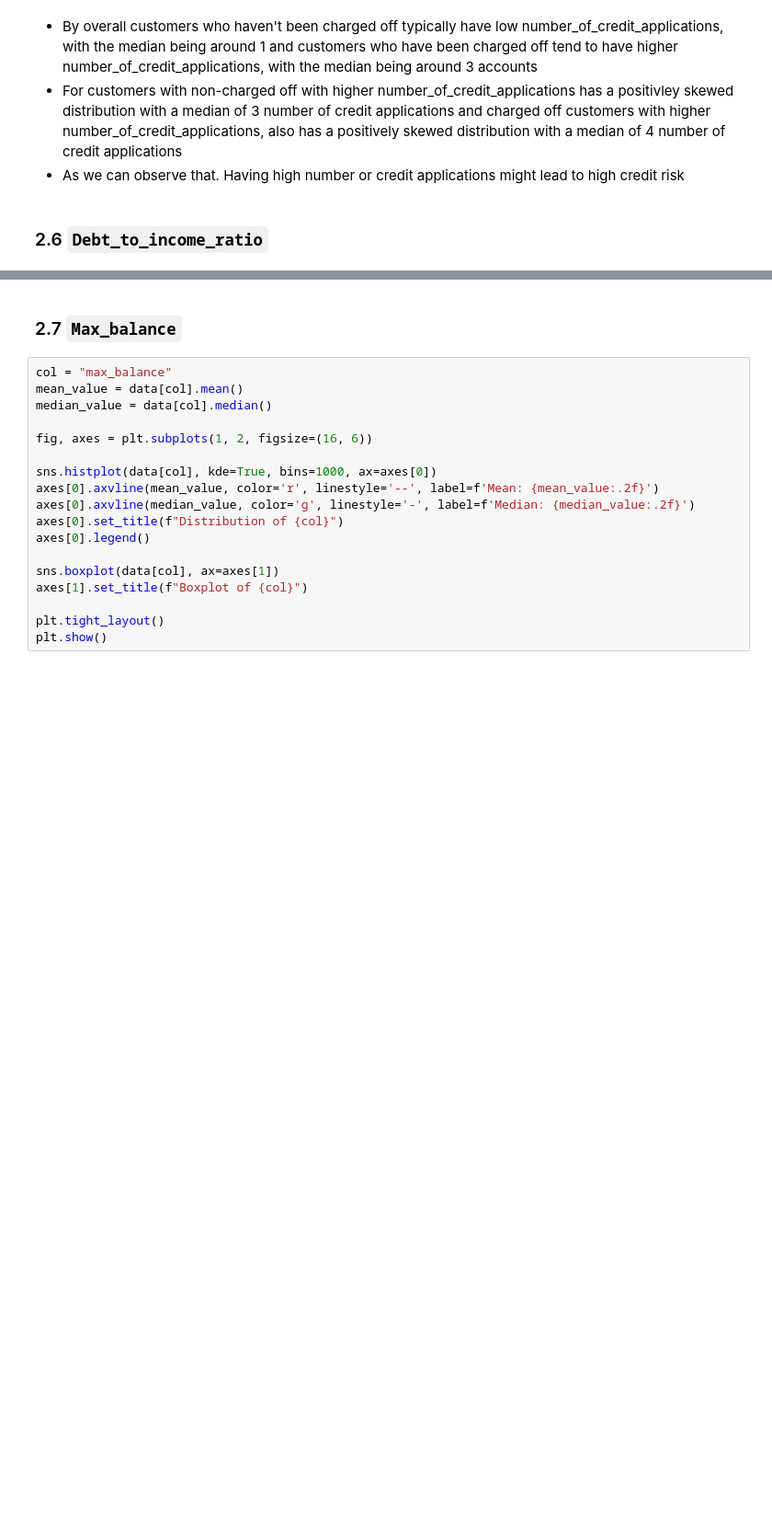
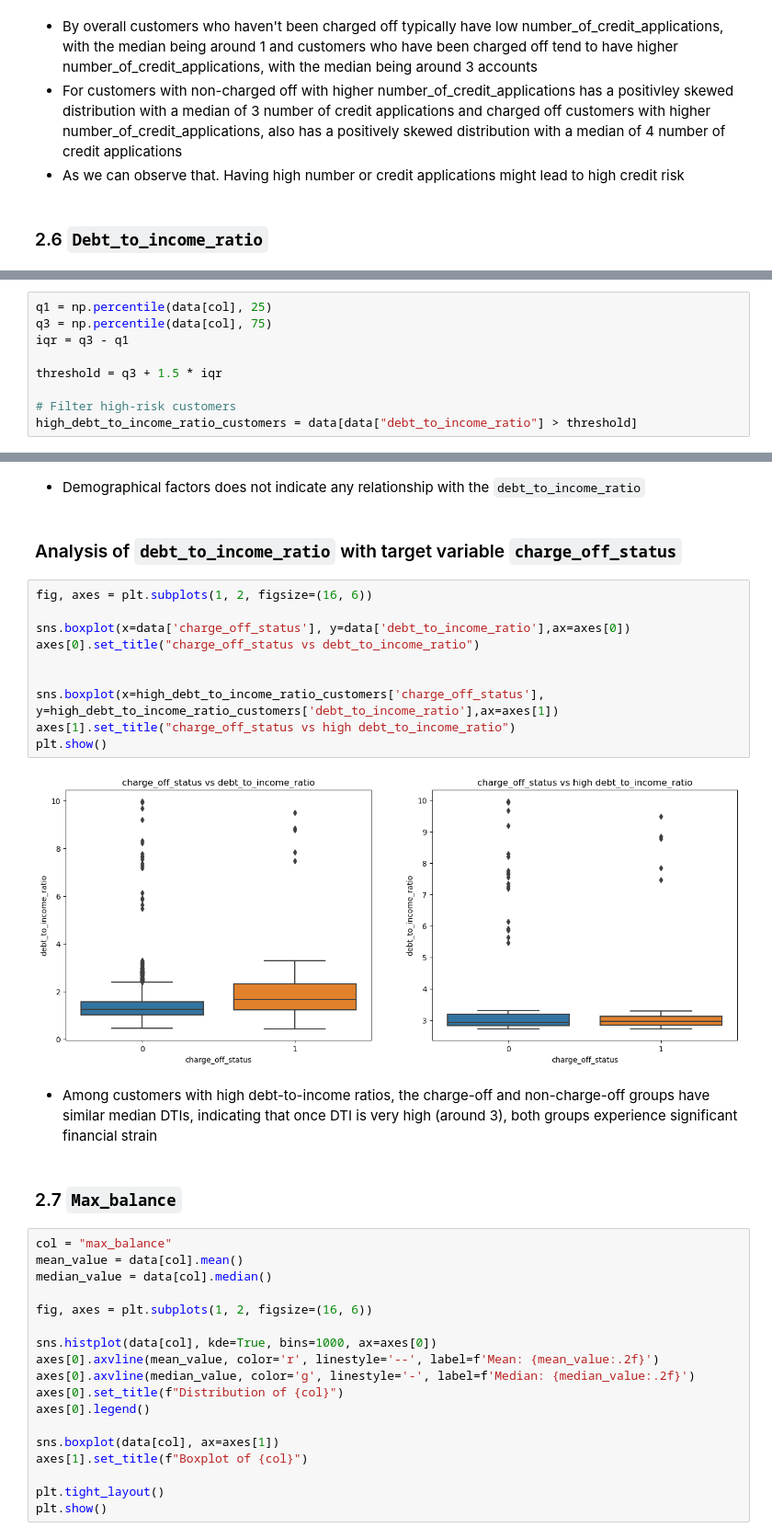
Before and after one commit to hchamikadilshan/CreditRisk360-ISC2024, a Jupyter notebook: notebooks/4 - eda.ipynb, the cells around one changed output, grey strips where cells are left out. Shown at 92% size. Saved outputs shown, nothing was run; the diff lists cells and outputs as text; blank space fills up the shorter version.

```diff
--- a/notebooks/4 - eda.ipynb
+++ b/notebooks/4 - eda.ipynb
@@ -396,0 +368,9 @@ plt.show()
+# %%
+q1 = np.percentile(data[col], 25)
+q3 = np.percentile(data[col], 75)
+iqr = q3 - q1
+
+threshold = q3 + 1.5 * iqr
+
+# Filter high-risk customers
+high_debt_to_income_ratio_customers = data[data["debt_to_income_ratio"] > threshold]
@@ -397,3 +417,22 @@ plt.show()
+# %% [markdown]
+- Demographical factors does not indicate any relationship with the `debt_to_income_ratio`
+# %% [markdown]
+### Analysis of `debt_to_income_ratio` with target variable `charge_off_status`
+# %%
+fig, axes = plt.subplots(1, 2, figsize=(16, 6))
+
+sns.boxplot(x=data['charge_off_status'], y=data['debt_to_income_ratio'],ax=axes[0])
+axes[0].set_title("charge_off_status vs debt_to_income_ratio")
+
+
+sns.boxplot(x=high_debt_to_income_ratio_customers['charge_off_status'], y=high_debt_to_income_ratio_customers['debt_to_income_ratio'],ax=axes[1])
+axes[1].set_title("charge_off_status vs high debt_to_income_ratio")
+plt.show()
+# %% [output]
+[figure, added]
+# %% [markdown]
+
+- Among customers with high debt-to-income ratios, the charge-off and non-charge-off groups have similar median DTIs, indicating that once DTI is very high (around 3), both groups experience significant financial strain
 # %% [markdown]
 ### 2.7 `Max_balance`
 # %%
```
Also changed, not shown: parts of 15 cells of this notebook.
